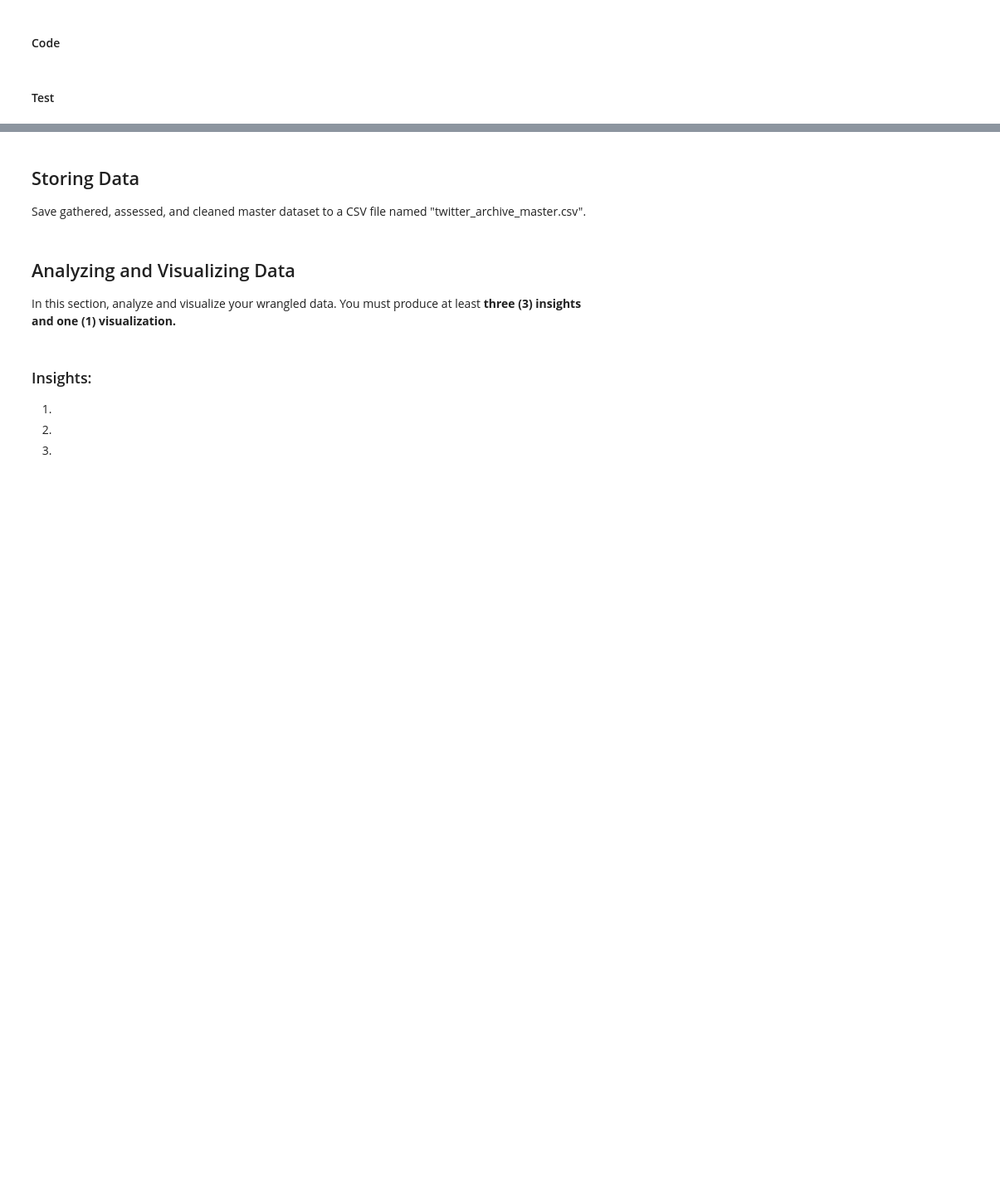
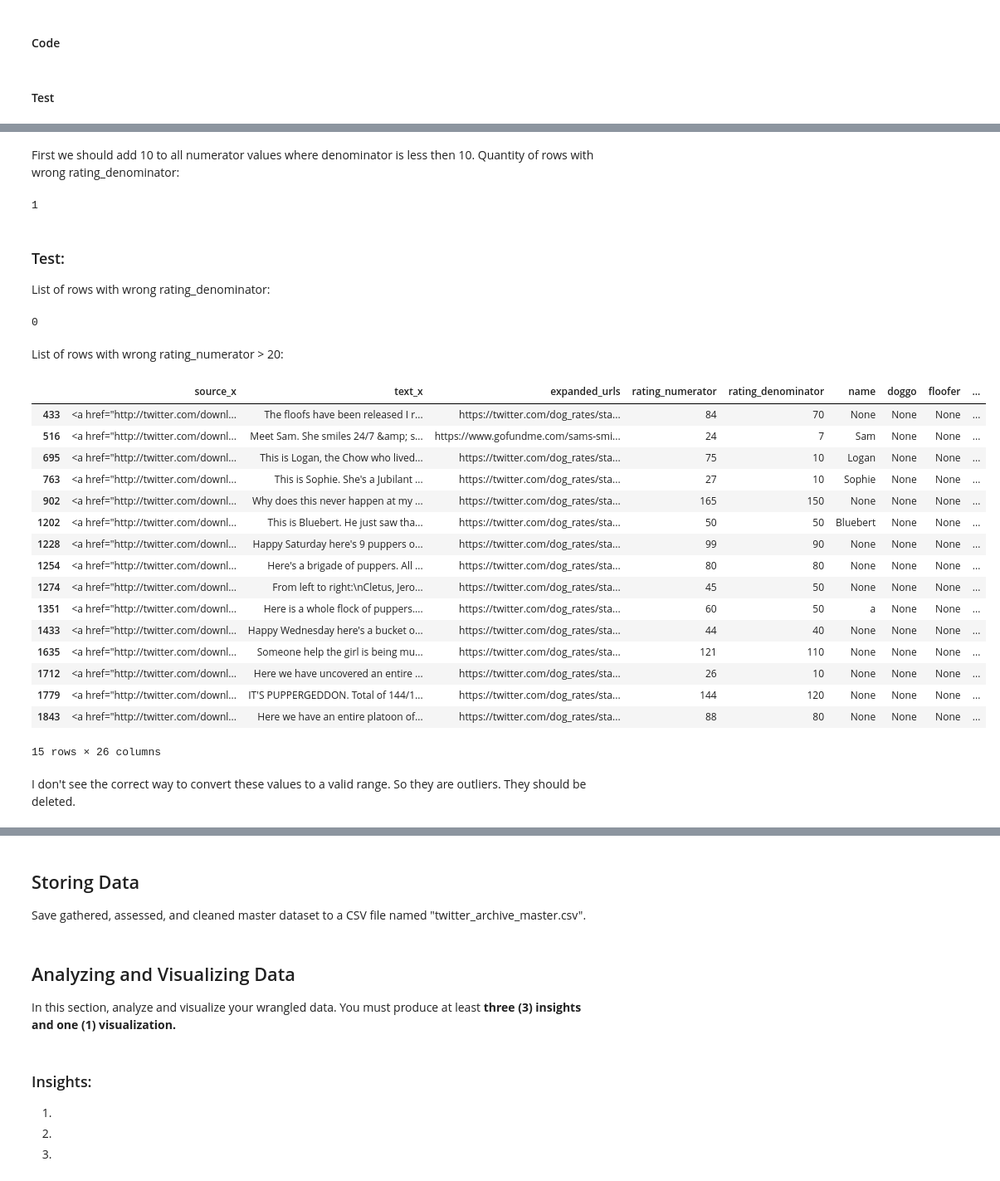
Before and after one commit to mikleg/Wrangle_analyse_data_WeRateDogs, a Jupyter notebook: wrangle_act.ipynb, the cells around one changed output, grey strips where cells are left out. Shown at 83% size. Cells and saved outputs as stored; diff of their text form; code cells hidden in the pictures; blank space fills up the shorter version.

```diff
--- a/wrangle_act.ipynb
+++ b/wrangle_act.ipynb
@@ -365,0 +410,7 @@ print(tweet_json.head(2))
+# %%
+columns_to_delete = ['Unnamed: 0', 'tweet_id_x', 'in_reply_to_status_id', 'in_reply_to_user_id_x'
+                     , 'timestamp', 'retweeted_status_id', 'retweeted_status_user_id', 'retweeted_status_timestamp'
+                     , 'text_y', 'lang', 'source_y', 'in_reply_to_user_id_y', 'geo', 'tweet_id_y'
+                     , 'conversation_id', 'referenced_tweets']
+# %%
+master_df = master_df.drop(columns=columns_to_delete)
@@ -365,0 +434,2 @@ print(tweet_json.head(2))
+# %%
+master_df = master_df[(master_df['p1_dog'] == True) | (master_df['p2_dog'] == True) | (master_df['p3_dog'] == True)]
@@ -365,0 +448,44 @@ print(tweet_json.head(2))
+# %% [markdown]
+First we should add 10 to all numerator values where denominator is less then 10.
+Quantity of rows with wrong rating_denominator:
+# %%
+master_df[(master_df['rating_numerator'] <= 10) & (master_df['rating_denominator'] < 10)].shape[0]
+# %% [output]
+1
+# %%
+def add_10(nom, denom):
+    if ((denom < 10) & (nom <= 10)):
+        nom += 10
+    return(nom)
+master_df['rating_numerator'] = master_df.apply(lambda row: add_10(row['rating_numerator'], row['rating_denominator']), axis = 1)
+# %% [markdown]
+### Test:
+List of rows with wrong rating_denominator:
+# %%
+master_df[(master_df['rating_numerator'] <= 10) & (master_df['rating_denominator'] < 10)].shape[0]
+# %% [output]
+0
+# %% [markdown]
+List of rows with wrong rating_numerator > 20:
+# %%
+master_df[(master_df['rating_numerator'] > 20)]
+# %% [output]
+|  | source_x | text_x | expanded_urls | rating_numerator | rating_denominator | name | doggo | floofer | ... |
+| 433 | <a href="http://twitter.com/downl... | The floofs have been released I r... | https://twitter.com/dog_rates/sta... | 84 | 70 | None | None | None | ... |
+| 516 | <a href="http://twitter.com/downl... | Meet Sam. She smiles 24/7 &amp; s... | https://www.gofundme.com/sams-smi... | 24 | 7 | Sam | None | None | ... |
+| 695 | <a href="http://twitter.com/downl... | This is Logan, the Chow who lived... | https://twitter.com/dog_rates/sta... | 75 | 10 | Logan | None | None | ... |
+| 763 | <a href="http://twitter.com/downl... | This is Sophie. She's a Jubilant ... | https://twitter.com/dog_rates/sta... | 27 | 10 | Sophie | None | None | ... |
+| 902 | <a href="http://twitter.com/downl... | Why does this never happen at my ... | https://twitter.com/dog_rates/sta... | 165 | 150 | None | None | None | ... |
+| 1202 | <a href="http://twitter.com/downl... | This is Bluebert. He just saw tha... | https://twitter.com/dog_rates/sta... | 50 | 50 | Bluebert | None | None | ... |
+| 1228 | <a href="http://twitter.com/downl... | Happy Saturday here's 9 puppers o... | https://twitter.com/dog_rates/sta... | 99 | 90 | None | None | None | ... |
+| 1254 | <a href="http://twitter.com/downl... | Here's a brigade of puppers. All ... | https://twitter.com/dog_rates/sta... | 80 | 80 | None | None | None | ... |
+| 1274 | <a href="http://twitter.com/downl... | From left to right:\nCletus, Jero... | https://twitter.com/dog_rates/sta... | 45 | 50 | None | None | None | ... |
+| 1351 | <a href="http://twitter.com/downl... | Here is a whole flock of puppers.... | https://twitter.com/dog_rates/sta... | 60 | 50 | a | None | None | ... |
+| 1433 | <a href="http://twitter.com/downl... | Happy Wednesday here's a bucket o... | https://twitter.com/dog_rates/sta... | 44 | 40 | None | None | None | ... |
+| 1635 | <a href="http://twitter.com/downl... | Someone help the girl is being mu... | https://twitter.com/dog_rates/sta... | 121 | 110 | None | None | None | ... |
+| 1712 | <a href="http://twitter.com/downl... | Here we have uncovered an entire ... | https://twitter.com/dog_rates/sta... | 26 | 10 | None | None | None | ... |
+| 1779 | <a href="http://twitter.com/downl... | IT'S PUPPERGEDDON. Total of 144/1... | https://twitter.com/dog_rates/sta... | 144 | 120 | None | None | None | ... |
+| 1843 | <a href="http://twitter.com/downl... | Here we have an entire platoon of... | https://twitter.com/dog_rates/sta... | 88 | 80 | None | None | None | ... |
+15 rows × 26 columns
+# %% [markdown]
+I don't see the correct way to convert these values to a valid range. So they are outliers. They should be deleted.
```
Also changed, not shown: parts of 65 cells of this notebook.
